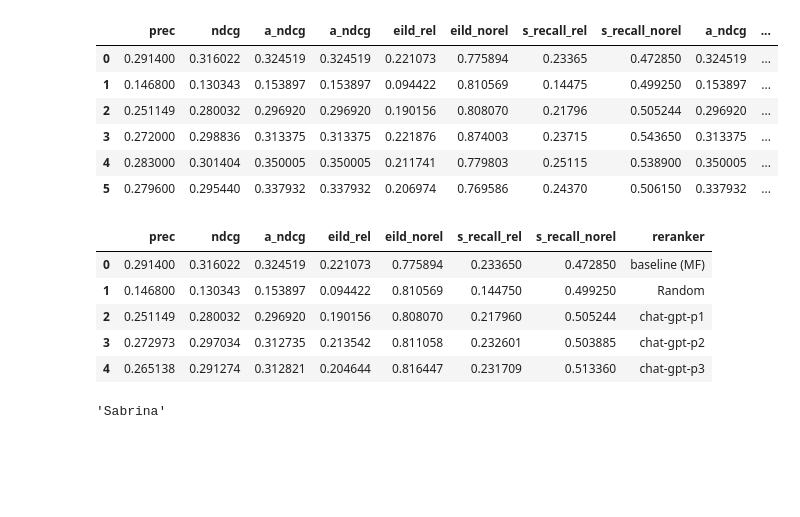
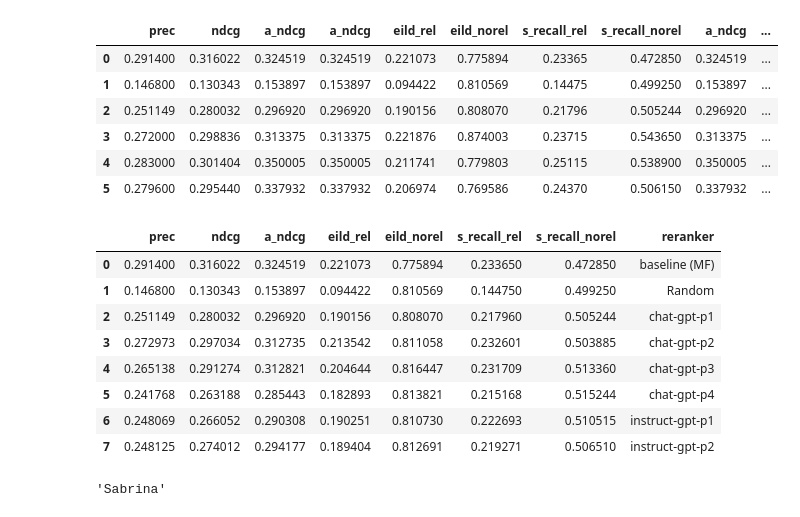
Before and after one commit to cdiego89phd/chat-reranking, a Jupyter notebook: notebooks/results_analysis.ipynb, the cells around one changed output. Saved outputs shown, nothing was run; the diff lists cells and outputs as text; code cells hidden in the pictures; blank space fills up the shorter version.

Commit message:
- instruct gpt included - preparation of goodreads - ranking queries for chatgpt

```diff
--- a/notebooks/results_analysis.ipynb
+++ b/notebooks/results_analysis.ipynb
@@ -221,21 +195,36 @@ random_recs = pd.read_csv(f"{results_path}/Random-pzt-fold_0-@10.csv")
 chat_p1 = pd.read_csv(f"{results_path}/chatgpt0613-div-p1-pzt-fold_0-@10.csv")
 chat_p2 = pd.read_csv(f"{results_path}/chatgpt0613-div-p2-pzt-fold_0-@10.csv")
 chat_p3 = pd.read_csv(f"{results_path}/chatgpt0613-div-p3-pzt-fold_0-@10.csv")
+chat_p4 = pd.read_csv(f"{results_path}/chatgpt0613-div-p4-pzt-fold_0-@10.csv")
+instruct_p1 = pd.read_csv(f"{results_path}/instructgpt-div-p1-pzt-fold_0-@10.csv")
+instruct_p2 = pd.read_csv(f"{results_path}/instructgpt-div-p2-pzt-fold_0-@10.csv")
 # %%
 d = {}
 for col in chat_p1.columns:
-    d[col] = [baseline_recs[col][0], random_recs[col][0], chat_p1[col][0], chat_p2[col][0], chat_p3[col][0]]
+    d[col] = [baseline_recs[col][0],
+              random_recs[col][0],
+              chat_p1[col][0],
+              chat_p2[col][0],
+              chat_p3[col][0],
+              chat_p4[col][0],
+              instruct_p1[col][0],
+              instruct_p2[col][0]
+              ]
 results = pd.DataFrame(data=d)
 results = results[["prec", "ndcg", "a_ndcg", "eild_rel", "eild_norel", "s_recall_rel", "s_recall_norel"]]
-results["reranker"] = ["baseline (MF)", "Random", "chat-gpt-p1", "chat-gpt-p2","chat-gpt-p3"]
+results["reranker"] = ["baseline (MF)", "Random", "chat-gpt-p1", "chat-gpt-p2", "chat-gpt-p3", "chat-gpt-p4",
+                       "instruct-gpt-p1", "instruct-gpt-p2"]
 results
 # %% [output]
 |  | prec | ndcg | a_ndcg | eild_rel | eild_norel | s_recall_rel | s_recall_norel | reranker |
 | 0 | 0.291400 | 0.316022 | 0.324519 | 0.221073 | 0.775894 | 0.233650 | 0.472850 | baseline (MF) |
 | 1 | 0.146800 | 0.130343 | 0.153897 | 0.094422 | 0.810569 | 0.144750 | 0.499250 | Random |
 | 2 | 0.251149 | 0.280032 | 0.296920 | 0.190156 | 0.808070 | 0.217960 | 0.505244 | chat-gpt-p1 |
 | 3 | 0.272973 | 0.297034 | 0.312735 | 0.213542 | 0.811058 | 0.232601 | 0.503885 | chat-gpt-p2 |
 | 4 | 0.265138 | 0.291274 | 0.312821 | 0.204644 | 0.816447 | 0.231709 | 0.513360 | chat-gpt-p3 |
+| 5 | 0.241768 | 0.263188 | 0.285443 | 0.182893 | 0.813821 | 0.215168 | 0.515244 | chat-gpt-p4 |
+| 6 | 0.248069 | 0.266052 | 0.290308 | 0.190251 | 0.810730 | 0.222693 | 0.510515 | instruct-gpt-p1 |
+| 7 | 0.248125 | 0.274012 | 0.294177 | 0.189404 | 0.812691 | 0.219271 | 0.506510 | instruct-gpt-p2 |
 # %%
 filename = f"/home/diego/chat-rerank/experiments/ml-100k/itemid_to_name.pkl"
 with open(f"{filename}", 'rb') as fp:
```
Also changed, not shown: parts of 5 cells of this notebook, 6 other files.
